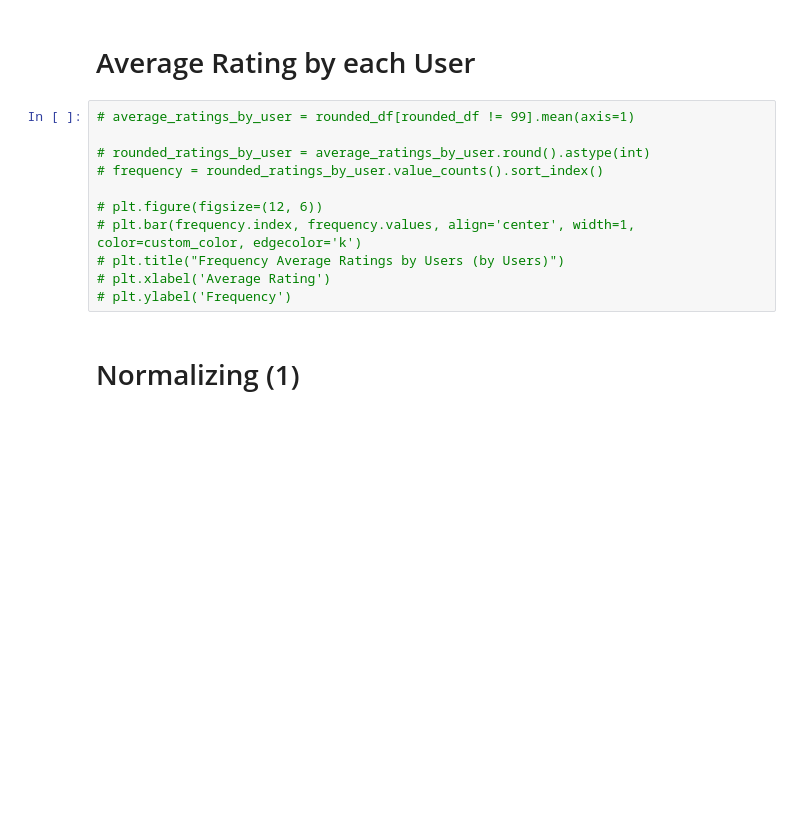
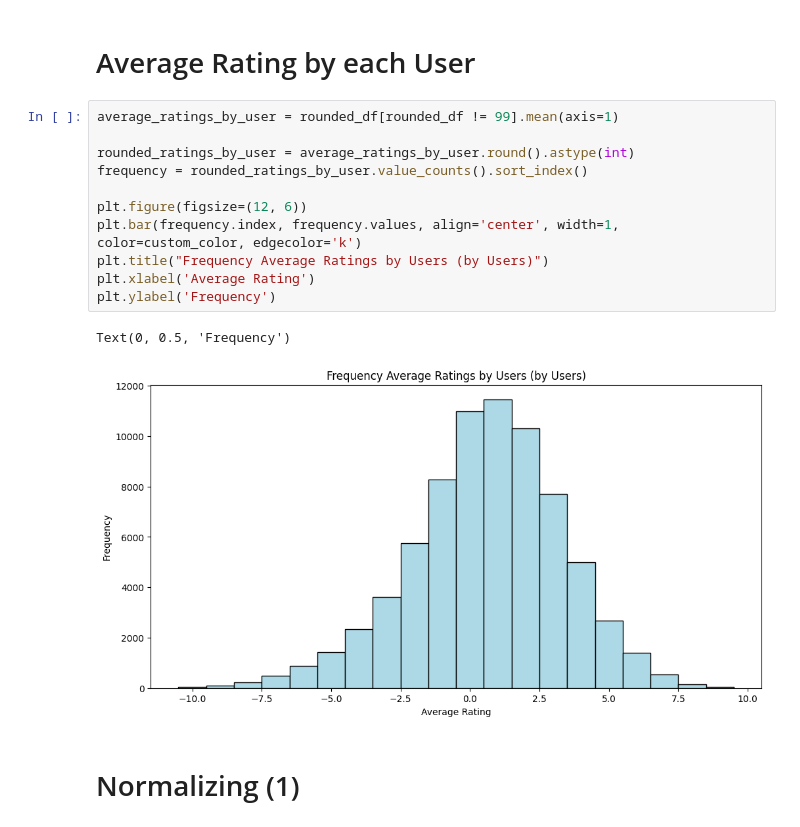
Before and after one commit to richamuktibodh/Laugh-o-Meter, a Jupyter notebook: eda.ipynb, the cells around one changed output. Saved outputs shown, nothing was run; the diff lists cells and outputs as text; blank space fills up the shorter version.

```diff
--- a/eda.ipynb
+++ b/eda.ipynb
@@ -195,16 +198,19 @@ plt.show()
 # %% [markdown]
 # Average Rating by each User
 # %%
-# average_ratings_by_user = rounded_df[rounded_df != 99].mean(axis=1)
+average_ratings_by_user = rounded_df[rounded_df != 99].mean(axis=1)
 
-# rounded_ratings_by_user = average_ratings_by_user.round().astype(int)
-# frequency = rounded_ratings_by_user.value_counts().sort_index()
+rounded_ratings_by_user = average_ratings_by_user.round().astype(int)
+frequency = rounded_ratings_by_user.value_counts().sort_index()
 
-# plt.figure(figsize=(12, 6))
-# plt.bar(frequency.index, frequency.values, align='center', width=1, color=custom_color, edgecolor='k')
-# plt.title("Frequency Average Ratings by Users (by Users)")
-# plt.xlabel('Average Rating')
-# plt.ylabel('Frequency')
+plt.figure(figsize=(12, 6))
+plt.bar(frequency.index, frequency.values, align='center', width=1, color=custom_color, edgecolor='k')
+plt.title("Frequency Average Ratings by Users (by Users)")
+plt.xlabel('Average Rating')
+plt.ylabel('Frequency')
+# %% [output]
+Text(0, 0.5, 'Frequency')
+[figure, added]
 # %% [markdown]
 # Normalizing (1)
 # %%
```
Also changed, not shown: parts of 13 cells of this notebook.
